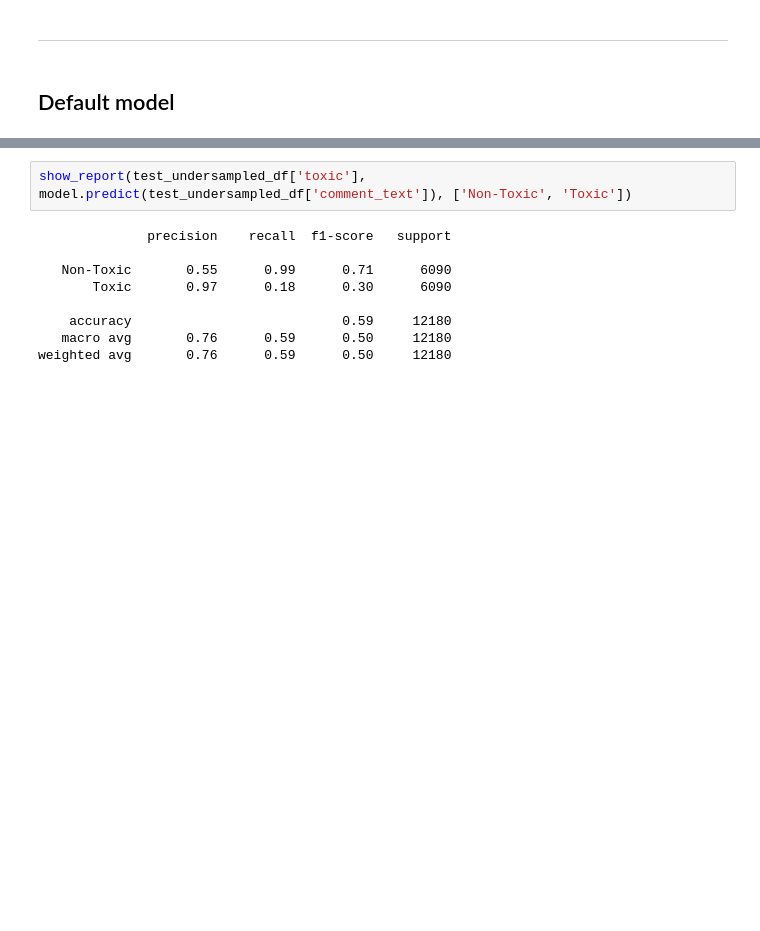
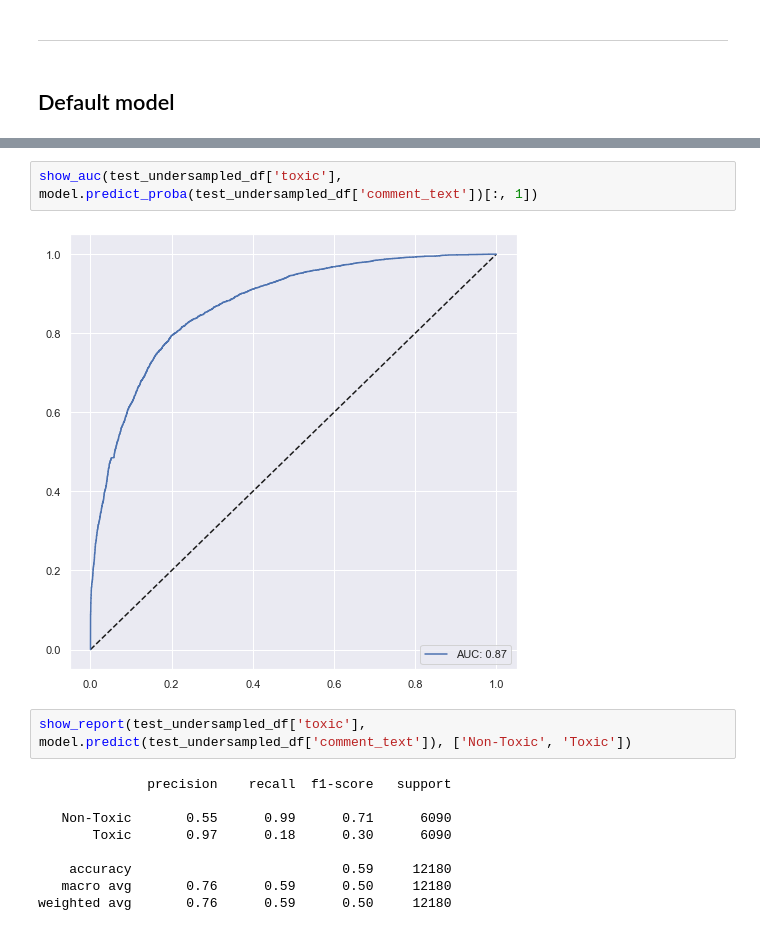
Before and after one commit to nbeshouri/colab_files, a Jupyter notebook: notebooks/simple_stuff.ipynb, the cells around one changed output, grey strips where cells are left out. Cells and saved outputs as stored; diff of their text form; blank space fills up the shorter version.

```diff
--- a/notebooks/simple_stuff.ipynb
+++ b/notebooks/simple_stuff.ipynb
@@ -94,3 +114,7 @@ weighted avg       0.91      0.92      0.89     63978
+# %%
+show_auc(test_undersampled_df['toxic'], model.predict_proba(test_undersampled_df['comment_text'])[:, 1])
+# %% [output]
+[figure, added]
 # %%
 show_report(test_undersampled_df['toxic'], model.predict(test_undersampled_df['comment_text']), ['Non-Toxic', 'Toxic'])
 # %% [output]
```
Also changed, not shown: parts of 23 cells of this notebook, 14 other files.
